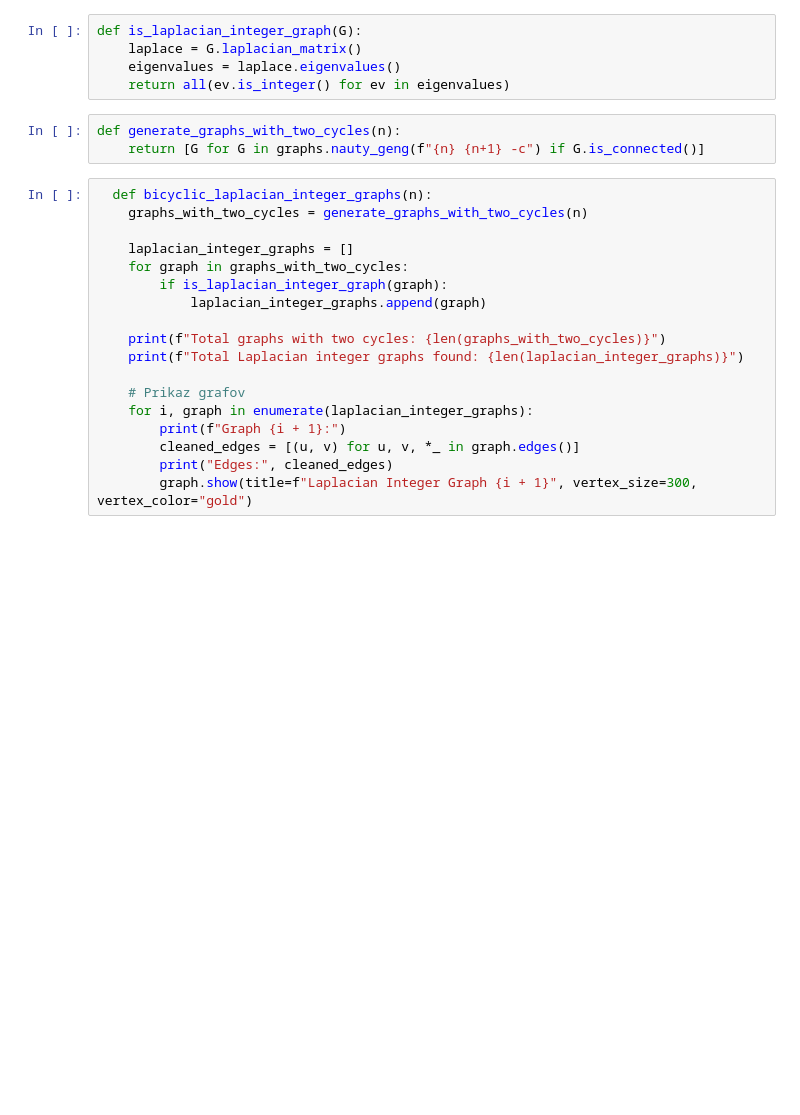
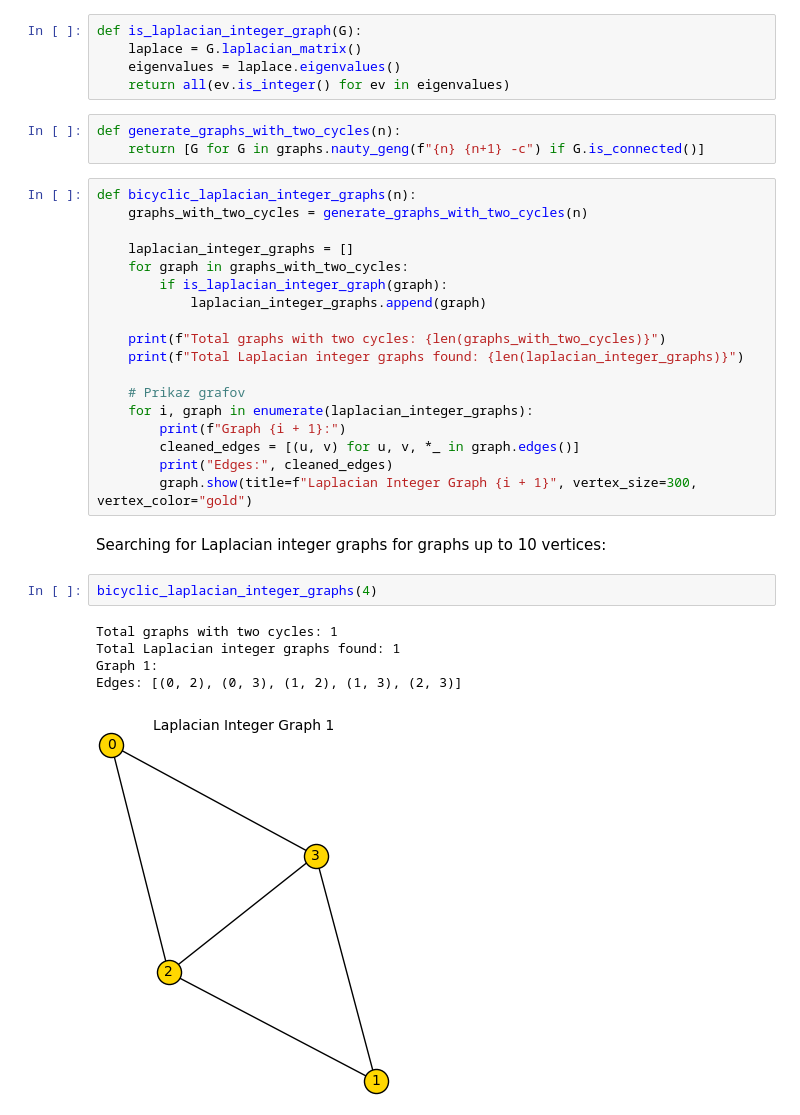
Before and after one commit to oskartezak/Laplacian-integral-graphs, a Jupyter notebook: Code/bicyclic.ipynb, the cells around one changed output. Saved outputs shown, nothing was run; the diff lists cells and outputs as text; blank space fills up the shorter version.

```diff
--- a/Code/bicyclic.ipynb
+++ b/Code/bicyclic.ipynb
@@ -7,7 +9,7 @@ def is_laplacian_integer_graph(G):
 def generate_graphs_with_two_cycles(n):
     return [G for G in graphs.nauty_geng(f"{n} {n+1} -c") if G.is_connected()]
 # %%
-  def bicyclic_laplacian_integer_graphs(n):
+def bicyclic_laplacian_integer_graphs(n):
     graphs_with_two_cycles = generate_graphs_with_two_cycles(n)
 
     laplacian_integer_graphs = []
@@ -24,3 +26,13 @@ def generate_graphs_with_two_cycles(n):
         cleaned_edges = [(u, v) for u, v, *_ in graph.edges()]
         print("Edges:", cleaned_edges)
         graph.show(title=f"Laplacian Integer Graph {i + 1}", vertex_size=300, vertex_color="gold")
+# %% [markdown]
+Searching for Laplacian integer graphs for graphs up to 10 vertices:
+# %%
+bicyclic_laplacian_integer_graphs(4)
+# %% [output]
+Total graphs with two cycles: 1
+Total Laplacian integer graphs found: 1
+Graph 1:
+Edges: [(0, 2), (0, 3), (1, 2), (1, 3), (2, 3)]
+[figure, added]
```
Also changed, not shown: parts of 8 cells of this notebook, 9 other files.
